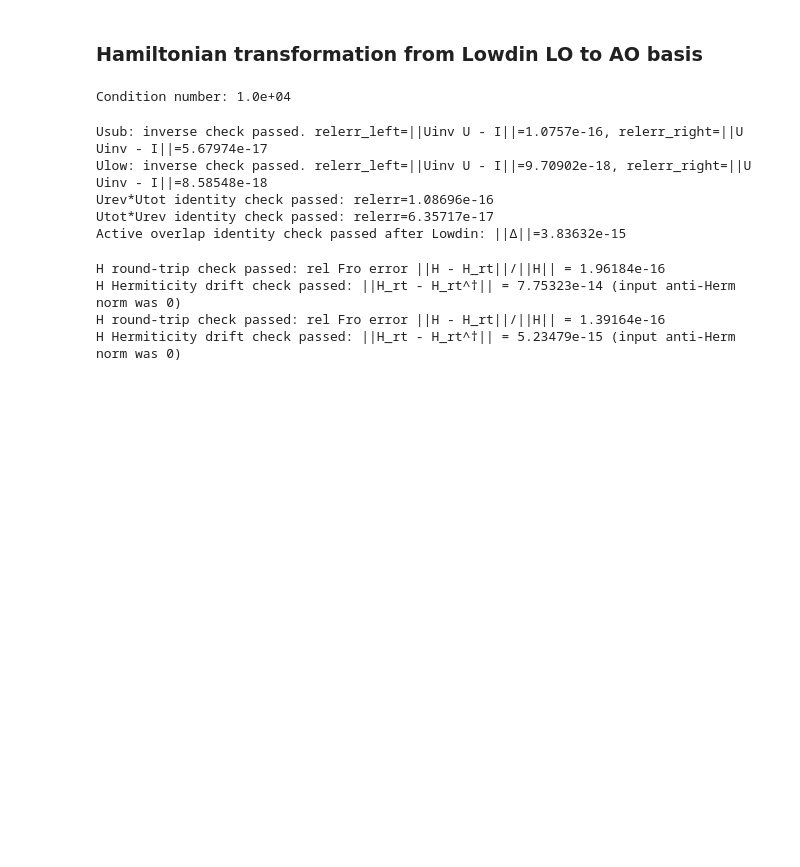
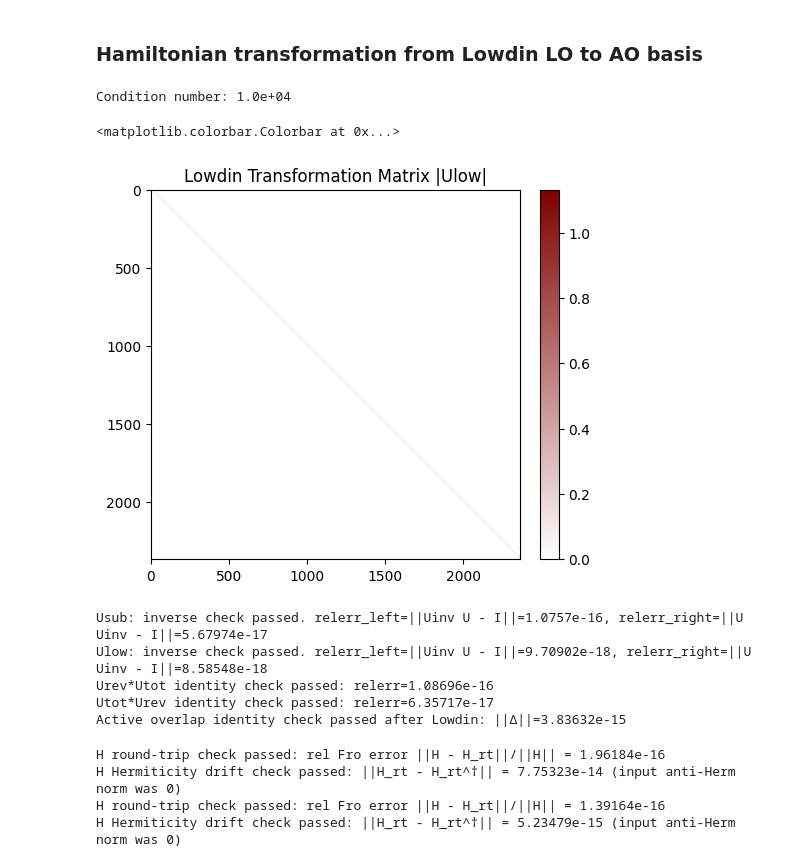
Before and after one commit to aj0337/qtpyt-tests, a Jupyter notebook: vertex_correction/pentadienyl/ao_basis/get_transformation.ipynb, the cells around one changed output. Cells and saved outputs as stored; diff of their text form; code cells hidden in the pictures; blank space fills up the shorter version.

```diff
--- a/vertex_correction/pentadienyl/ao_basis/get_transformation.ipynb
+++ b/vertex_correction/pentadienyl/ao_basis/get_transformation.ipynb
@@ -94,6 +94,13 @@ else:
     S_subdiagonalized = S_subdiagonalized[None, ...]
 # %% [output]
 Condition number: 1.0e+04
+# %%
+plt.imshow(np.abs(Ulow), cmap=maroon_cmap)
+plt.title("Lowdin Transformation Matrix |Ulow|")
+plt.colorbar(fraction=0.046, pad=0.04)
+# %% [output]
+<matplotlib.colorbar.Colorbar at 0x...>
+[figure, added]
 # %%
 def dagger(A):
     return A.conj().T
```
Also changed, not shown: parts of 1 cell of this notebook, 1 other file.
